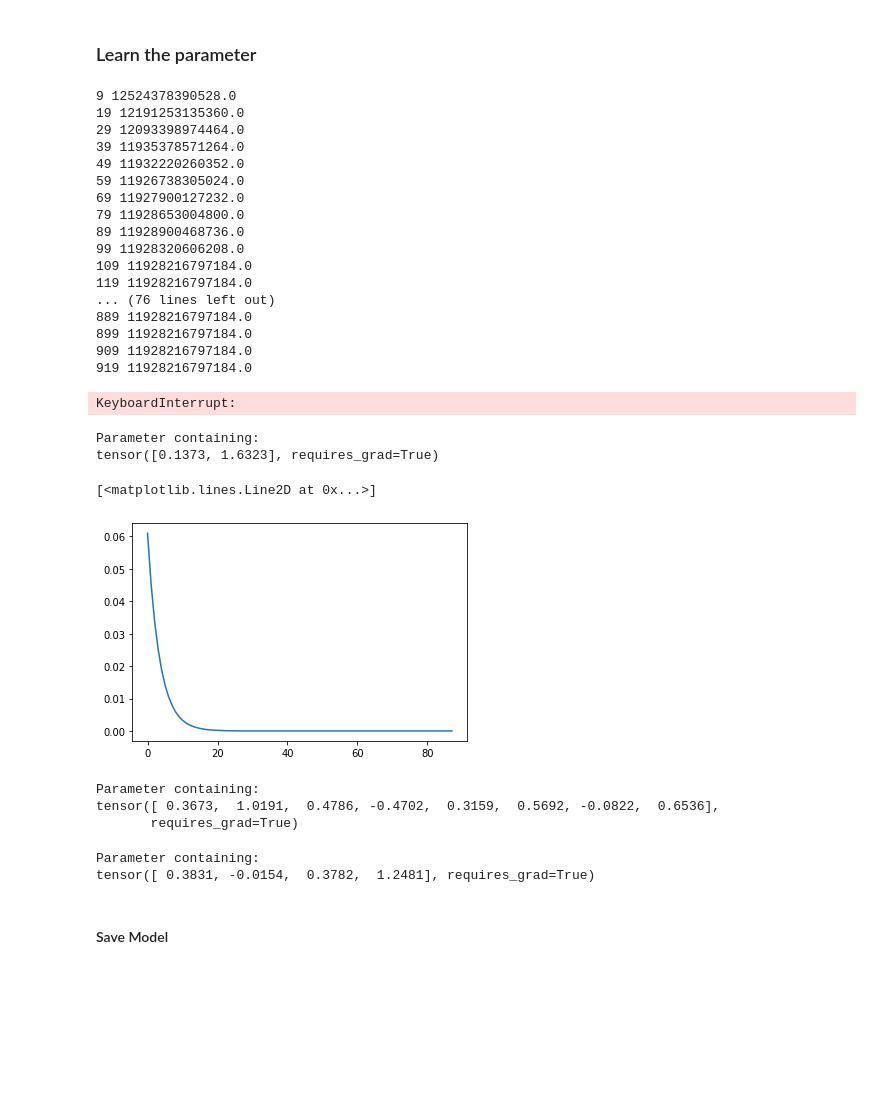
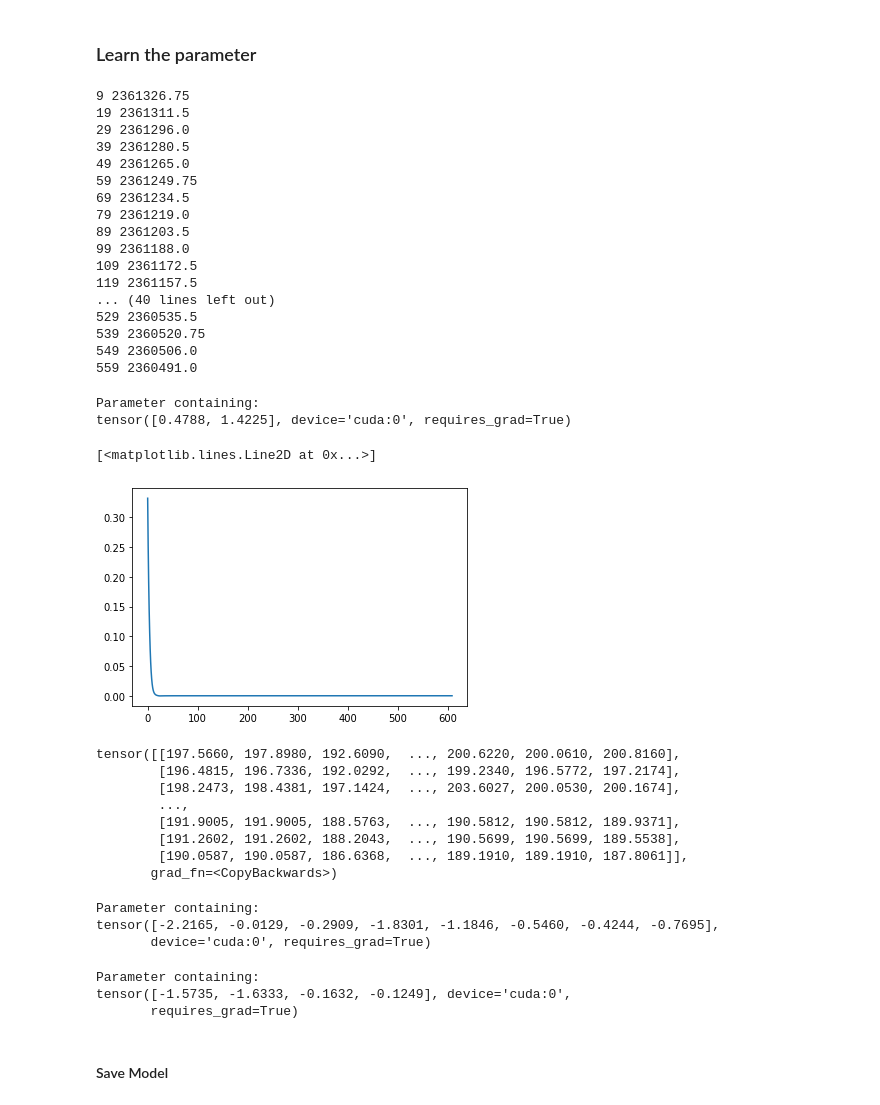
Before and after one commit to puat133/GPsysid, a Jupyter notebook: Classical_Approach/GreyBoxNonlinear.ipynb, the cells around one changed output. Saved outputs shown, nothing was run; the diff lists cells and outputs as text; code cells hidden in the pictures; blank space fills up the shorter version.

```diff
--- a/Classical_Approach/GreyBoxNonlinear.ipynb
+++ b/Classical_Approach/GreyBoxNonlinear.ipynb
@@ -242,7 +244,7 @@ tc_heights =np.array([[7600,6550,5500,4450,3400,2350,1300],
 ### Select interval of interest and resample dataframe to daily data
 # %%
 date_mask = np.logical_and('2015-07-15'<df_raw.index,df_raw.index < '2017-03-15')
-masked_df = df_raw[date_mask].resample('W').median() #resample per one week
+masked_df = df_raw[date_mask].resample('D').median() #resample per one week
 # %% [markdown]
 ### Select the input and output
 # %%
@@ -332,47 +333,58 @@ for ep in range(epochs):
     # parameters
     optimizer.step()
 # %% [output]
-9 12524378390528.0
-19 12191253135360.0
-29 12093398974464.0
-39 11935378571264.0
-49 11932220260352.0
-59 11926738305024.0
-69 11927900127232.0
-79 11928653004800.0
-89 11928900468736.0
-99 11928320606208.0
-109 11928216797184.0
-119 11928216797184.0
-... (76 lines left out)
-889 11928216797184.0
-899 11928216797184.0
-909 11928216797184.0
-919 11928216797184.0
+9 2361326.75
+19 2361311.5
+29 2361296.0
+39 2361280.5
+49 2361265.0
+59 2361249.75
+69 2361234.5
+79 2361219.0
+89 2361203.5
+99 2361188.0
+109 2361172.5
+119 2361157.5
+... (40 lines left out)
+529 2360535.5
+539 2360520.75
+549 2360506.0
+559 2360491.0
-KeyboardInterrupt:
 # %%
 greyIdentification.input_scale
 # %% [output]
 Parameter containing:
-tensor([0.1373, 1.6323], requires_grad=True)
+tensor([0.4788, 1.4225], device='cuda:0', requires_grad=True)
 # %%
-plt.plot((y_hist_pred[:,1]-y_hist_pred[:,0]).detach().numpy())
+plt.plot((y_hist_pred.to('cpu')[:,1]-y_hist_pred.to('cpu')[:,0]).detach().numpy())
 # plt.plot((y_hist[:,1]-y_hist[:,0]).numpy())
 # plt.plot(y_hist[:,0].detach().numpy())
 # %% [output]
 [<matplotlib.lines.Line2D at 0x...>]
-[figure, old version]
+[figure, new version]
+# %%
+y_hist_pred.to('cpu')
+# %% [output]
+tensor([[197.5660, 197.8980, 192.6090,  ..., 200.6220, 200.0610, 200.8160],
+        [196.4815, 196.7336, 192.0292,  ..., 199.2340, 196.5772, 197.2174],
+        [198.2473, 198.4381, 197.1424,  ..., 203.6027, 200.0530, 200.1674],
+        ...,
+        [191.9005, 191.9005, 188.5763,  ..., 190.5812, 190.5812, 189.9371],
+        [191.2602, 191.2602, 188.2043,  ..., 190.5699, 190.5699, 189.5538],
+        [190.0587, 190.0587, 186.6368,  ..., 189.1910, 189.1910, 187.8061]],
+       grad_fn=<CopyBackwards>)
 # %%
 greyIdentification.K
 # %% [output]
 Parameter containing:
-tensor([ 0.3673,  1.0191,  0.4786, -0.4702,  0.3159,  0.5692, -0.0822,  0.6536],
-       requires_grad=True)
+tensor([-2.2165, -0.0129, -0.2909, -1.8301, -1.1846, -0.5460, -0.4244, -0.7695],
+       device='cuda:0', requires_grad=True)
 # %%
 greyIdentification.d
 # %% [output]
 Parameter containing:
-tensor([ 0.3831, -0.0154,  0.3782,  1.2481], requires_grad=True)
+tensor([-1.5735, -1.6333, -0.1632, -0.1249], device='cuda:0',
+       requires_grad=True)
 # %% [markdown]
 #### Save Model
 # %%
```
Also changed, not shown: parts of 3 cells of this notebook, 5 other files.
